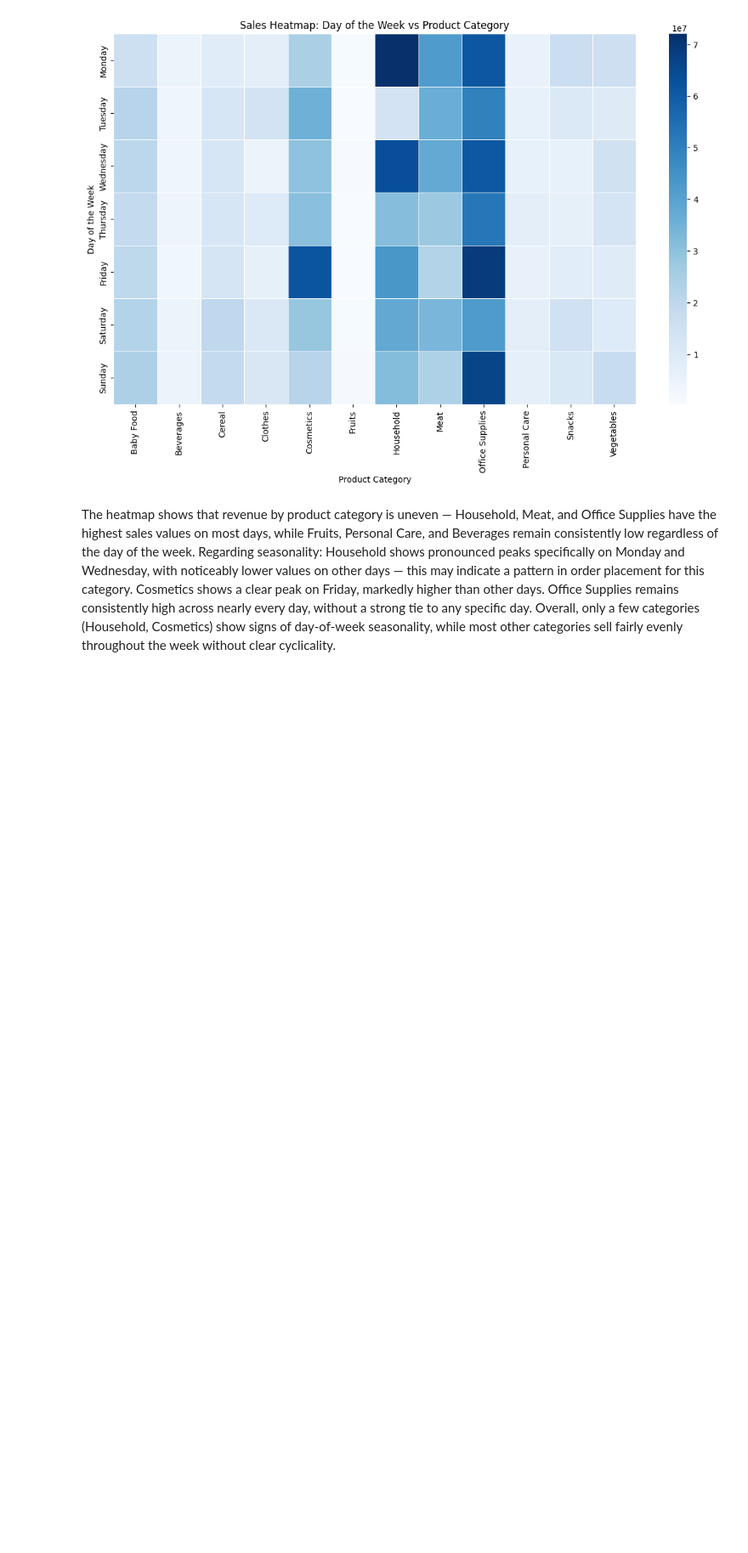
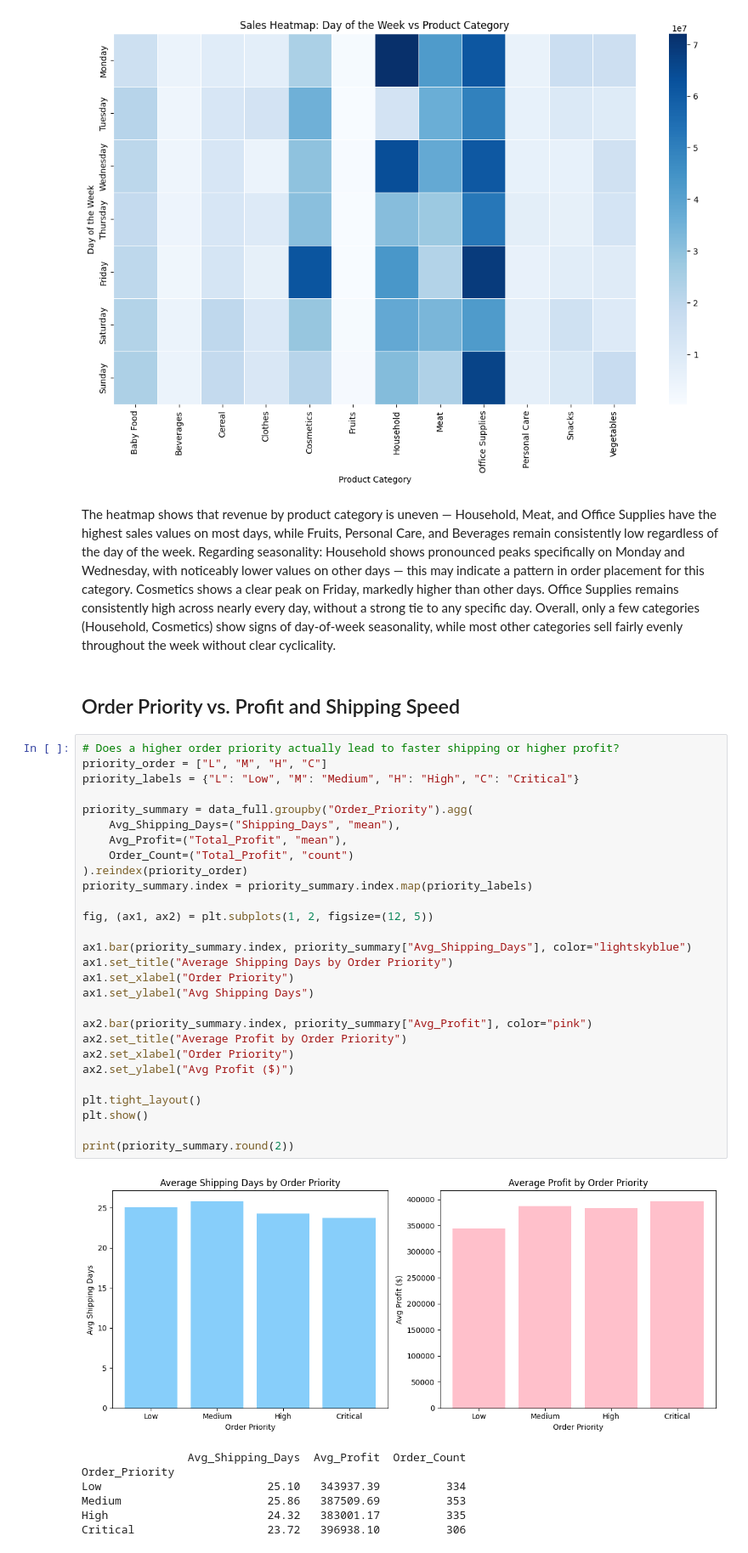
Before and after one commit to KatKolesnyk/python-portfolio, a Jupyter notebook: Global_Sales_Data_Analysis.ipynb, the cells around one changed output. Shown at 85% size. Drawn from its saved outputs; the diff is of its cells as text; blank space fills up the shorter version.

Commit message:
Add global sales data analysis notebook

```diff
--- a/Global_Sales_Data_Analysis.ipynb
+++ b/Global_Sales_Data_Analysis.ipynb
@@ -753,3 +753,41 @@ plt.show()
 [figure]
 # %% [markdown]
 The heatmap shows that revenue by product category is uneven — Household, Meat, and Office Supplies have the highest sales values on most days, while Fruits, Personal Care, and Beverages remain consistently low regardless of the day of the week. Regarding seasonality: Household shows pronounced peaks specifically on Monday and Wednesday, with noticeably lower values on other days — this may indicate a pattern in order placement for this category. Cosmetics shows a clear peak on Friday, markedly higher than other days. Office Supplies remains consistently high across nearly every day, without a strong tie to any specific day. Overall, only a few categories (Household, Cosmetics) show signs of day-of-week seasonality, while most other categories sell fairly evenly throughout the week without clear cyclicality.
+# %% [markdown]
+## Order Priority vs. Profit and Shipping Speed
+# %%
+# Does a higher order priority actually lead to faster shipping or higher profit?
+priority_order = ["L", "M", "H", "C"]
+priority_labels = {"L": "Low", "M": "Medium", "H": "High", "C": "Critical"}
+
+priority_summary = data_full.groupby("Order_Priority").agg(
+    Avg_Shipping_Days=("Shipping_Days", "mean"),
+    Avg_Profit=("Total_Profit", "mean"),
+    Order_Count=("Total_Profit", "count")
+).reindex(priority_order)
+priority_summary.index = priority_summary.index.map(priority_labels)
+
+fig, (ax1, ax2) = plt.subplots(1, 2, figsize=(12, 5))
+
+ax1.bar(priority_summary.index, priority_summary["Avg_Shipping_Days"], color="lightskyblue")
+ax1.set_title("Average Shipping Days by Order Priority")
+ax1.set_xlabel("Order Priority")
+ax1.set_ylabel("Avg Shipping Days")
+
+ax2.bar(priority_summary.index, priority_summary["Avg_Profit"], color="pink")
+ax2.set_title("Average Profit by Order Priority")
+ax2.set_xlabel("Order Priority")
+ax2.set_ylabel("Avg Profit ($)")
+
+plt.tight_layout()
+plt.show()
+
+print(priority_summary.round(2))
+# %% [output]
+[figure, added]
+                Avg_Shipping_Days  Avg_Profit  Order_Count
+Order_Priority
+Low                         25.10   343937.39          334
+Medium                      25.86   387509.69          353
+High                        24.32   383001.17          335
+Critical                    23.72   396938.10          306
```
Also changed, not shown: parts of 9 cells of this notebook.
